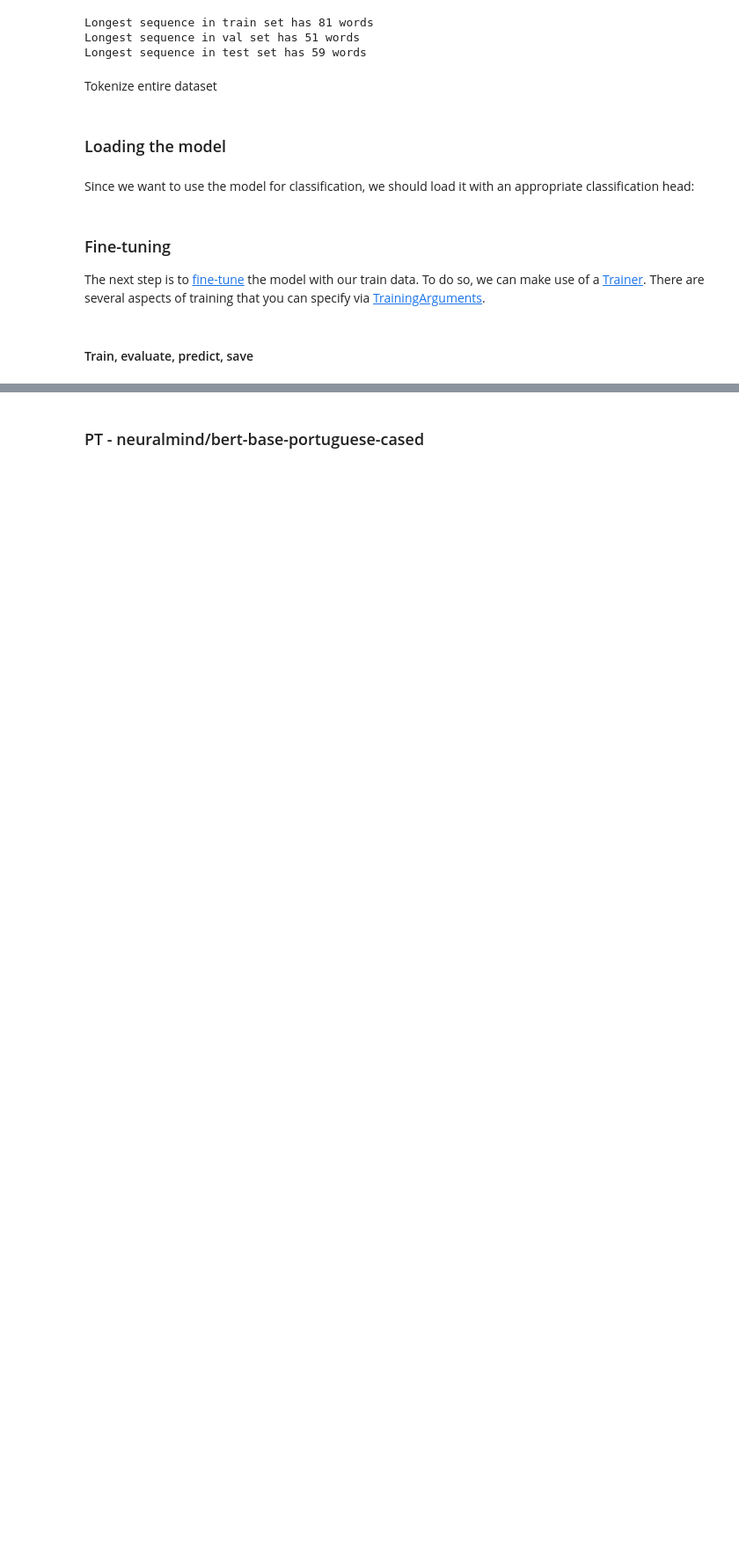
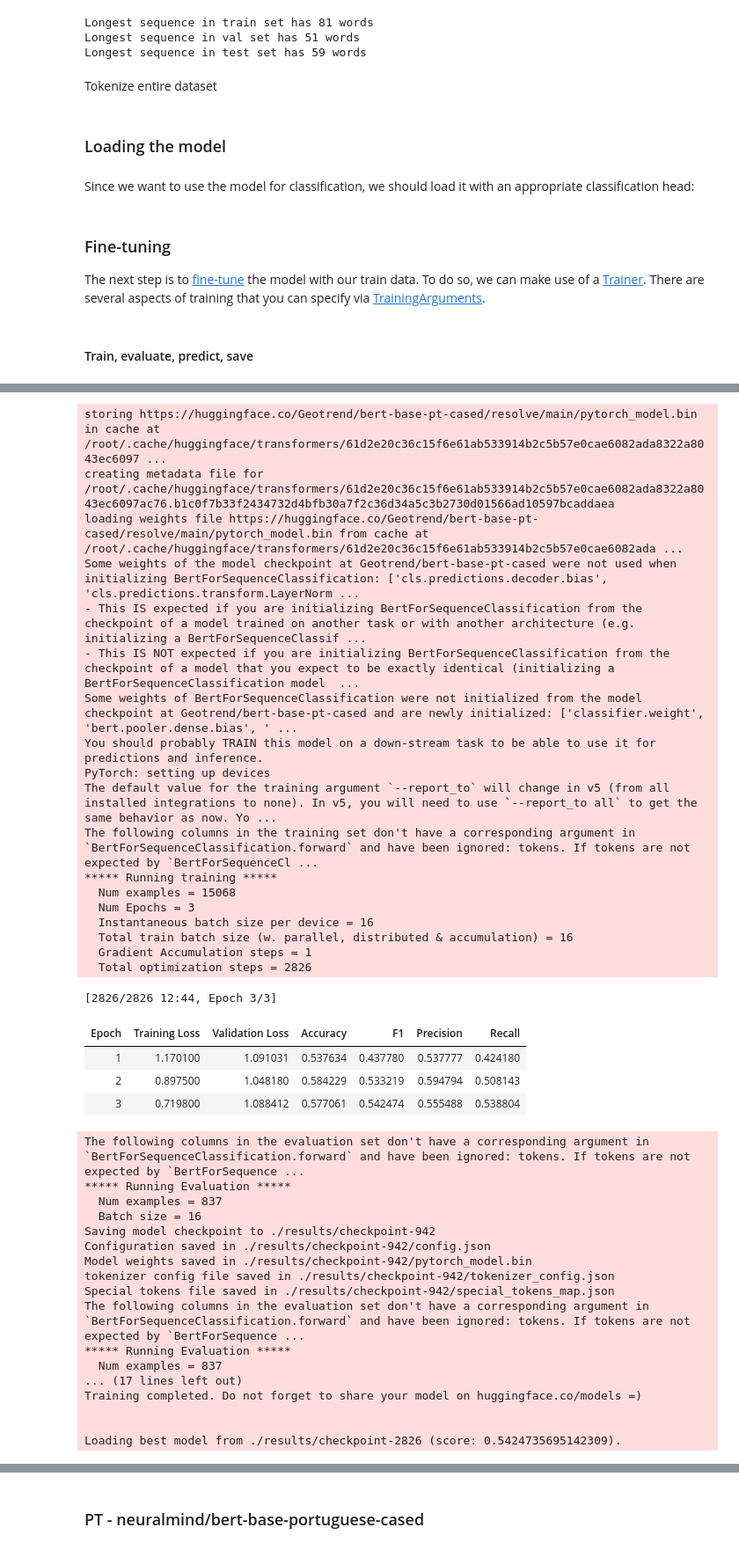
Before and after one commit to g-batalhao-a/PLN, a Jupyter notebook: Project/Assignment2/baseline.ipynb, the cells around one changed output, grey strips where cells are left out. Shown: that part at 88% size. Drawn from its saved outputs; the diff is of its cells as text; code cells hidden in the pictures; blank space fills up the shorter version.

```diff
--- a/Project/Assignment2/baseline.ipynb
+++ b/Project/Assignment2/baseline.ipynb
@@ -228,0 +332,3 @@ def train_model(model_name):
+# %%
+train_model("Geotrend/bert-base-pt-cased")
+# %% [output]
@@ -228,0 +390,40 @@ def train_model(model_name):
+storing https://huggingface.co/Geotrend/bert-base-pt-cased/resolve/main/pytorch_model.bin in cache at /root/.cache/huggingface/transformers/61d2e20c36c15f6e61ab533914b2c5b57e0cae6082ada8322a8043ec6097 ...
+creating metadata file for /root/.cache/huggingface/transformers/61d2e20c36c15f6e61ab533914b2c5b57e0cae6082ada8322a8043ec6097ac76.b1c0f7b33f2434732d4bfb30a7f2c36d34a5c3b2730d01566ad10597bcaddaea
+loading weights file https://huggingface.co/Geotrend/bert-base-pt-cased/resolve/main/pytorch_model.bin from cache at /root/.cache/huggingface/transformers/61d2e20c36c15f6e61ab533914b2c5b57e0cae6082ada ...
+Some weights of the model checkpoint at Geotrend/bert-base-pt-cased were not used when initializing BertForSequenceClassification: ['cls.predictions.decoder.bias', 'cls.predictions.transform.LayerNorm ...
+- This IS expected if you are initializing BertForSequenceClassification from the checkpoint of a model trained on another task or with another architecture (e.g. initializing a BertForSequenceClassif ...
+- This IS NOT expected if you are initializing BertForSequenceClassification from the checkpoint of a model that you expect to be exactly identical (initializing a BertForSequenceClassification model  ...
+Some weights of BertForSequenceClassification were not initialized from the model checkpoint at Geotrend/bert-base-pt-cased and are newly initialized: ['classifier.weight', 'bert.pooler.dense.bias', ' ...
+You should probably TRAIN this model on a down-stream task to be able to use it for predictions and inference.
+PyTorch: setting up devices
+The default value for the training argument `--report_to` will change in v5 (from all installed integrations to none). In v5, you will need to use `--report_to all` to get the same behavior as now. Yo ...
+The following columns in the training set don't have a corresponding argument in `BertForSequenceClassification.forward` and have been ignored: tokens. If tokens are not expected by `BertForSequenceCl ...
+***** Running training *****
+  Num examples = 15068
+  Num Epochs = 3
+  Instantaneous batch size per device = 16
+  Total train batch size (w. parallel, distributed & accumulation) = 16
+  Gradient Accumulation steps = 1
+  Total optimization steps = 2826
+[2826/2826 12:44, Epoch 3/3]
+| Epoch | Training Loss | Validation Loss | Accuracy | F1 | Precision | Recall |
+| 1 | 1.170100 | 1.091031 | 0.537634 | 0.437780 | 0.537777 | 0.424180 |
+| 2 | 0.897500 | 1.048180 | 0.584229 | 0.533219 | 0.594794 | 0.508143 |
+| 3 | 0.719800 | 1.088412 | 0.577061 | 0.542474 | 0.555488 | 0.538804 |
+The following columns in the evaluation set don't have a corresponding argument in `BertForSequenceClassification.forward` and have been ignored: tokens. If tokens are not expected by `BertForSequence ...
+***** Running Evaluation *****
+  Num examples = 837
+  Batch size = 16
+Saving model checkpoint to ./results/checkpoint-942
+Configuration saved in ./results/checkpoint-942/config.json
+Model weights saved in ./results/checkpoint-942/pytorch_model.bin
+tokenizer config file saved in ./results/checkpoint-942/tokenizer_config.json
+Special tokens file saved in ./results/checkpoint-942/special_tokens_map.json
+The following columns in the evaluation set don't have a corresponding argument in `BertForSequenceClassification.forward` and have been ignored: tokens. If tokens are not expected by `BertForSequence ...
+***** Running Evaluation *****
+  Num examples = 837
+... (17 lines left out)
+Training completed. Do not forget to share your model on huggingface.co/models =)
+
+
+Loading best model from ./results/checkpoint-2826 (score: 0.5424735695142309).
```
Also changed, not shown: parts of 12 cells of this notebook.
